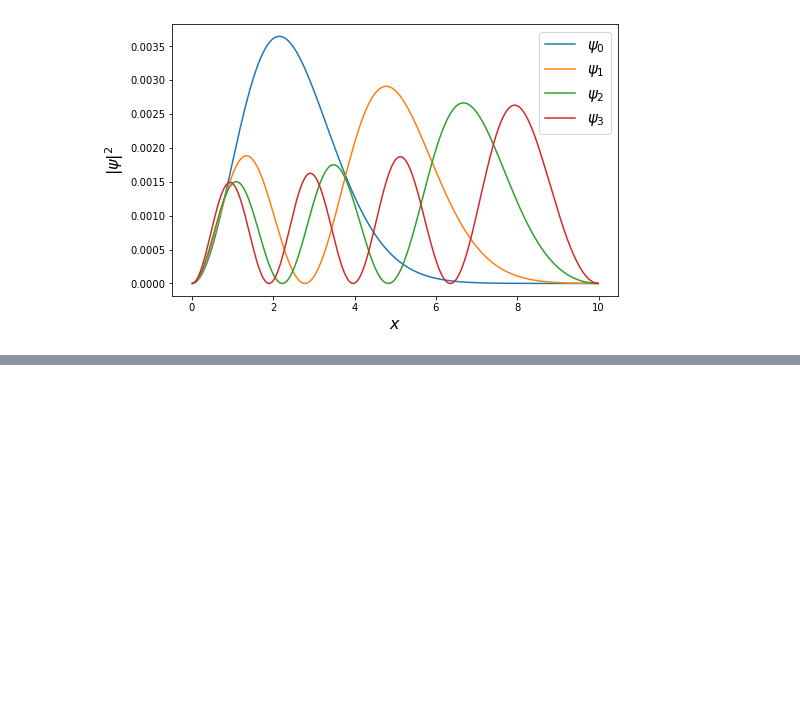
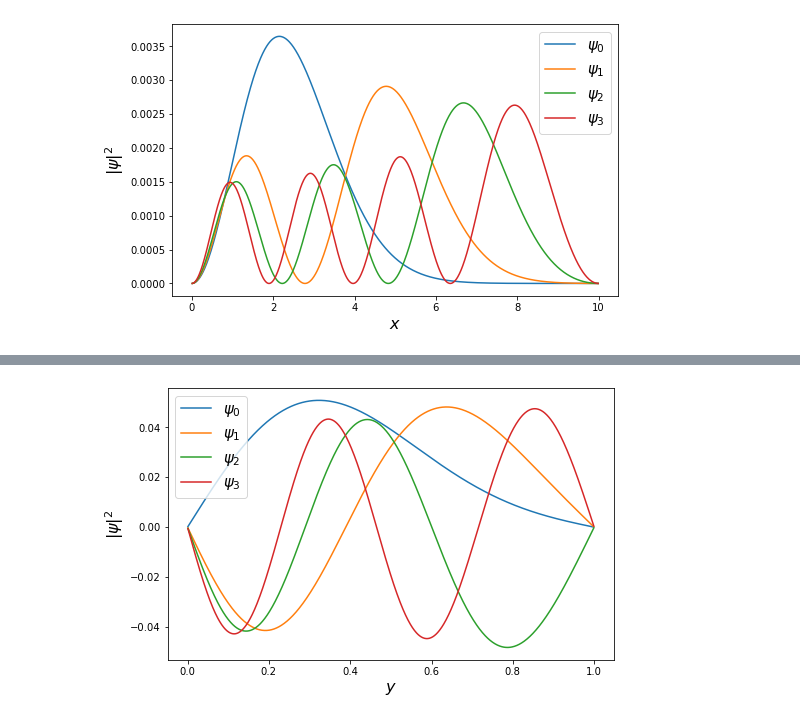
Before and after one commit to zuza932/Quantum_physics_project, a Jupyter notebook: Projekt.ipynb, the cells around one changed output, grey strips where cells are left out. Cells and saved outputs as stored; diff of their text form; code cells hidden in the pictures; blank space fills up the shorter version.

```diff
--- a/Projekt.ipynb
+++ b/Projekt.ipynb
@@ -278,0 +301,16 @@ w2[0]*hbar**2/(me*a**2),w2[1]*hbar**2/(me*a**2),w2[2]*hbar**2/(me*a**2)
+# %%
+d5 = 1/dy**2 + potential5(y)[1:-1]
+e5 = -1/(2*dy**2) * np.ones(N-2)
+w5, v5 = eigh_tridiagonal(d5, e5)
+
+plt.figure(figsize=(8,5))
+plt.plot(y[1:-1], v5.T[0], label="$\psi_0$")
+plt.plot(y[1:-1], v5.T[1], label="$\psi_1$")
+plt.plot(y[1:-1], v5.T[2], label="$\psi_2$")
+plt.plot(y[1:-1], v5.T[3], label="$\psi_3$")
+plt.ylabel('$|\psi|^2$', fontsize=16)
+plt.xlabel('$y$', fontsize=16)
+plt.legend(fontsize=15)
+plt.show()
+# %% [output]
+[figure, added]
```
Also changed, not shown: parts of 13 cells of this notebook, 1 other file.
